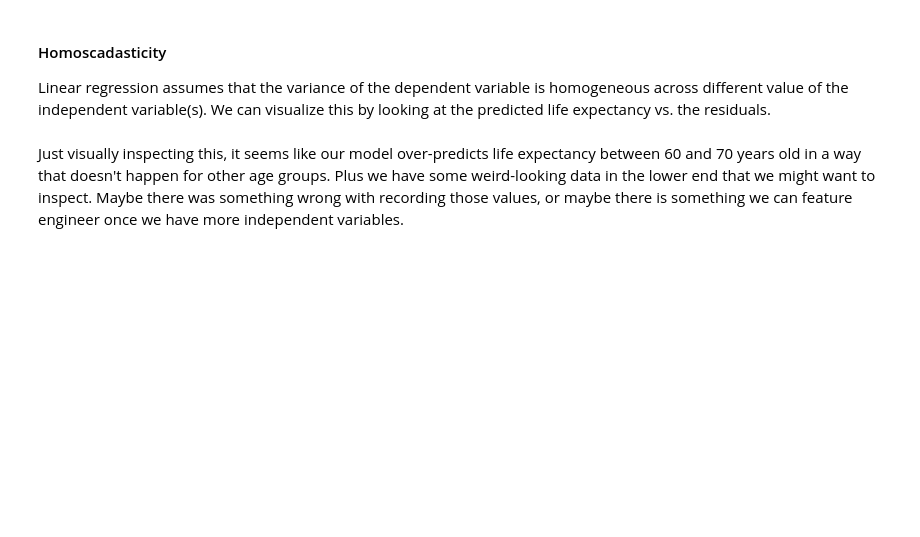
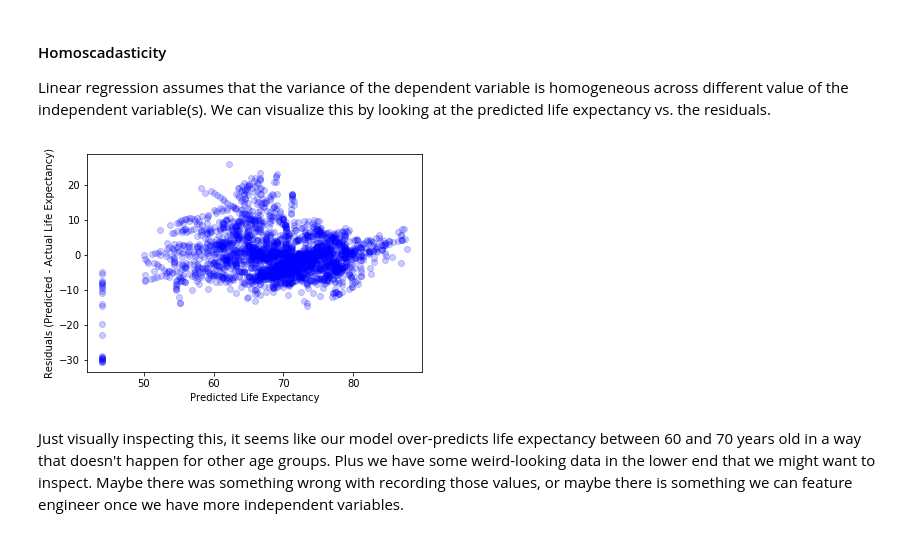
Before and after one commit to sierrafromcalifornia/110920-pt-ds, a Jupyter notebook: study-group-materials/inferential_workflow/Inferential_modeling.ipynb, the cells around one changed output. Drawn from its saved outputs; the diff is of its cells as text; code cells hidden in the pictures; blank space fills up the shorter version.

```diff
--- a/study-group-materials/inferential_workflow/Inferential_modeling.ipynb
+++ b/study-group-materials/inferential_workflow/Inferential_modeling.ipynb
@@ -141,8 +222,10 @@ y_hat = fsm_results.predict()
 # %%
 fig2, ax2 = plt.subplots()
 ax2.set(xlabel="Predicted Life Expectancy",
-        ylabel="Residuals (Actual - Predicted Life Expectancy)")
-ax2.scatter(x=y_hat, y=y-y_hat, color="blue", alpha=0.2);
+        ylabel="Residuals (Predicted - Actual Life Expectancy)")
+ax2.scatter(x=y_hat, y=y_hat-y, color="blue", alpha=0.2);
+# %% [output]
+[figure, added]
 # %% [markdown]
 Just visually inspecting this, it seems like our model over-predicts life expectancy between 60 and 70 years old in a way that doesn't happen for other age groups.  Plus we have some weird-looking data in the lower end that we might want to inspect.  Maybe there was something wrong with recording those values, or maybe there is something we can feature engineer once we have more independent variables.
 # %% [markdown]
```
Also changed, not shown: parts of 32 cells of this notebook.
